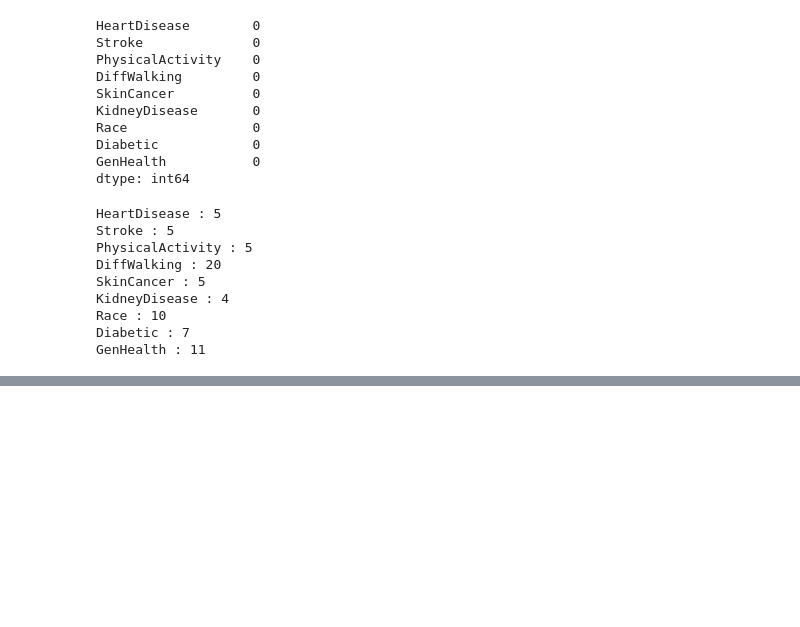
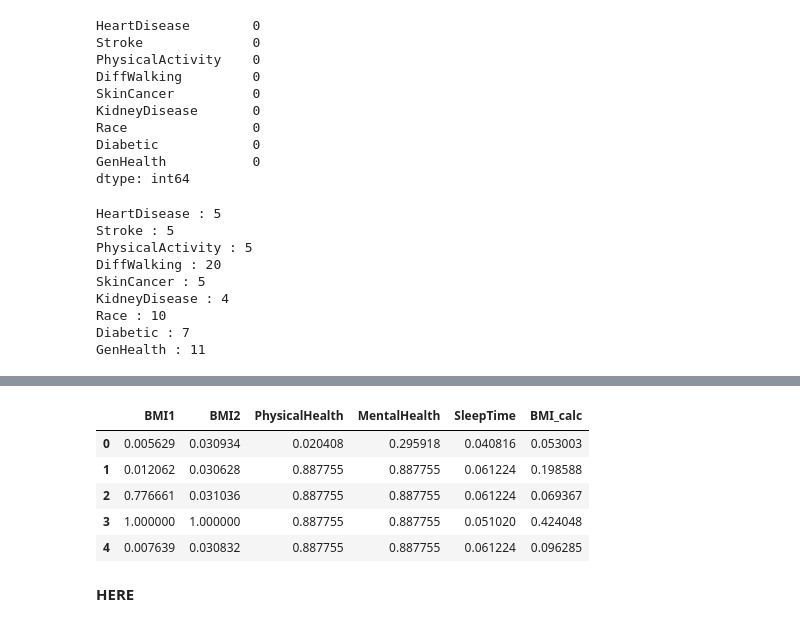
Before and after one commit to yahyamomtaz/Heart-Attack-Project, a Jupyter notebook: heart-attack-complete-project.ipynb, the cells around one changed output, grey strips where cells are left out. Drawn from its saved outputs; the diff is of its cells as text; code cells hidden in the pictures; blank space fills up the shorter version.

Commit message:
numericals imputed

```diff
--- a/heart-attack-complete-project.ipynb
+++ b/heart-attack-complete-project.ipynb
@@ -294,0 +321,6 @@ array([2. , 1. , 7. , 9. , 1.8])
+# %%
+k = 5
+imputer = KNNImputer(n_neighbors=k, weights="uniform", metric="nan_euclidean")
+df_imputed_num = imputer.fit_transform(num_dummies)
+# %%
+df_imputed_num = pd.DataFrame(df_imputed_num, columns = num_dummies.columns)
@@ -295,3 +337,14 @@ array([2. , 1. , 7. , 9. , 1.8])
+# %%
+df_imputed_num.head()
+# %% [output]
+|  | BMI1 | BMI2 | PhysicalHealth | MentalHealth | SleepTime | BMI_calc |
+| 0 | 0.005629 | 0.030934 | 0.020408 | 0.295918 | 0.040816 | 0.053003 |
+| 1 | 0.012062 | 0.030628 | 0.887755 | 0.887755 | 0.061224 | 0.198588 |
+| 2 | 0.776661 | 0.031036 | 0.887755 | 0.887755 | 0.061224 | 0.069367 |
+| 3 | 1.000000 | 1.000000 | 0.887755 | 0.887755 | 0.051020 | 0.424048 |
+| 4 | 0.007639 | 0.030832 | 0.887755 | 0.887755 | 0.061224 | 0.096285 |
+# %% [markdown]
+**HERE**
 # %%
 value_mapping = {
     'HeartDisease': {1:'Yes', 2:'No', 7:'Not Clear', 9:'Refused'},
```
Also changed, not shown: parts of 12 cells of this notebook.
